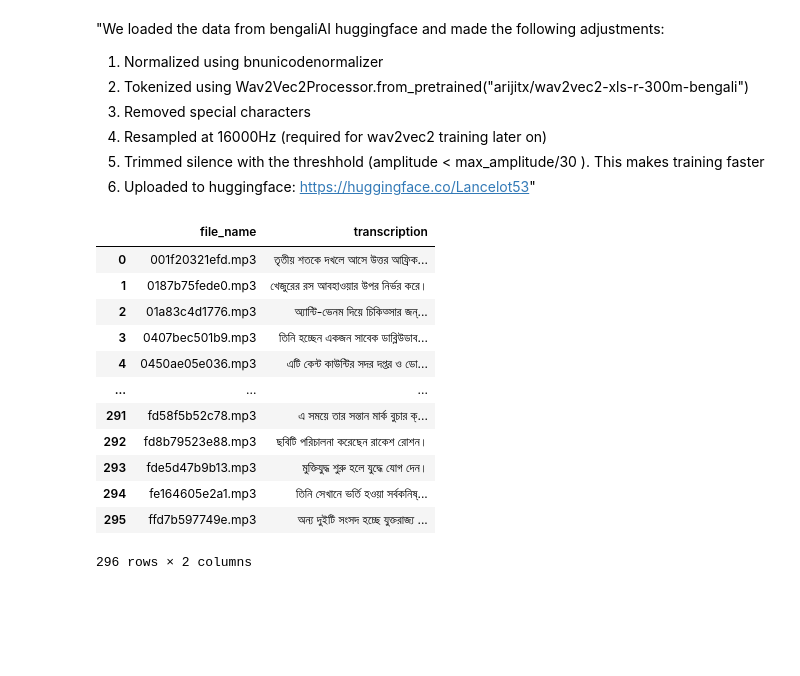
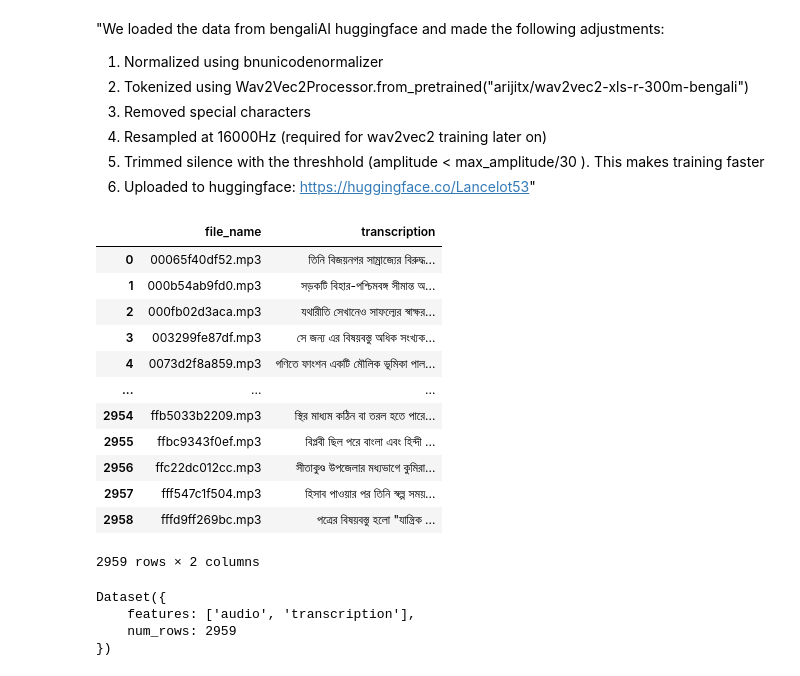
Before and after one commit to MoseslGit/Bengali_ASR, a Jupyter notebook: preprocessing_local.ipynb, the cells around one changed output. Cells and saved outputs as stored; diff of their text form; code cells hidden in the pictures; blank space fills up the shorter version.

```diff
--- a/preprocessing_local.ipynb
+++ b/preprocessing_local.ipynb
@@ -29,20 +29,20 @@ train_subset_2 = 'train_subset_4'
 # Done 1
 # %%
-df = pd.read_csv(f"train_mp3_subsets/{train_subset}/metadata.csv")
+df = pd.read_csv(f"full_train_mp3_subsets/{train_subset}/metadata.csv")
 df
 # %% [output]
 |  | file_name | transcription |
-| 0 | 001f20321efd.mp3 | তৃতীয় শতকে দখলে আসে উত্তর আফ্রিক... |
-| 1 | 0187b75fede0.mp3 | খেজুরের রস আবহাওয়ার উপর নির্ভর করে। |
-| 2 | 01a83c4d1776.mp3 | অ্যান্টি-ভেনম দিয়ে চিকিত্সার জন্... |
-| 3 | 0407bec501b9.mp3 | তিনি হচ্ছেন একজন সাবেক ডাব্লিউডাব... |
-| 4 | 0450ae05e036.mp3 | এটি কেন্ট কাউন্টির সদর দপ্তর ও ডো... |
+| 0 | 00065f40df52.mp3 | তিনি বিজয়নগর সাম্রাজ্যের বিরুদ্ধ... |
+| 1 | 000b54ab9fd0.mp3 | সড়কটি বিহার-পশ্চিমবঙ্গ সীমান্ত অ... |
+| 2 | 000fb02d3aca.mp3 | যথারীতি সেখানেও সাফল্যের স্বাক্ষর... |
+| 3 | 003299fe87df.mp3 | সে জন্য এর বিষয়বস্তু অধিক সংখ্যক... |
+| 4 | 0073d2f8a859.mp3 | গণিতে ফাংশন একটি মৌলিক ভূমিকা পাল... |
 | ... | ... | ... |
-| 291 | fd58f5b52c78.mp3 | এ সময়ে তার সন্তান মার্ক বুচার ক্... |
-| 292 | fd8b79523e88.mp3 | ছবিটি পরিচালনা করেছেন রাকেশ রোশন। |
-| 293 | fde5d47b9b13.mp3 | মুক্তিযুদ্ধ শুরু হলে যুদ্ধে যোগ দেন। |
-| 294 | fe164605e2a1.mp3 | তিনি সেখানে ভর্তি হওয়া সর্বকনিষ্... |
-| 295 | ffd7b597749e.mp3 | অন্য দুইটি সংসদ হচ্ছে যুক্তরাজ্য ... |
+| 2954 | ffb5033b2209.mp3 | স্থির মাধ্যম কঠিন বা তরল হতে পারে... |
+| 2955 | ffbc9343f0ef.mp3 | বিপ্লবী ছিল পরে বাংলা এবং হিন্দী ... |
+| 2956 | ffc22dc012cc.mp3 | সীতাকুণ্ড উপজেলার মধ্যভাগে কুমিরা... |
+| 2957 | fff547c1f504.mp3 | হিসাব পাওয়ার পর তিনি স্বল্প সময়... |
+| 2958 | fffd9ff269bc.mp3 | পত্রের বিষয়বস্তু হলো "যান্ত্রিক ... |
-296 rows × 2 columns
+2959 rows × 2 columns
 # %%
 # All loaded as dataset["train"]
@@ -74,6 +74,12 @@ dataset = concatenate_datasets([dataset1, dataset2])
 # dataset["validation"]=dataset["validation"].remove_columns(['up_votes','down_votes','age','gender','accent','locale','segment'])
 # %%
 # !pip install bnunicodenormalizer
+dataset
+# %% [output]
+Dataset({
+    features: ['audio', 'transcription'],
+    num_rows: 2959
+})
 # %%
 from bnunicodenormalizer import Normalizer
 bnorm=Normalizer()
```
Also changed, not shown: parts of 6 cells of this notebook, 1 other file.
